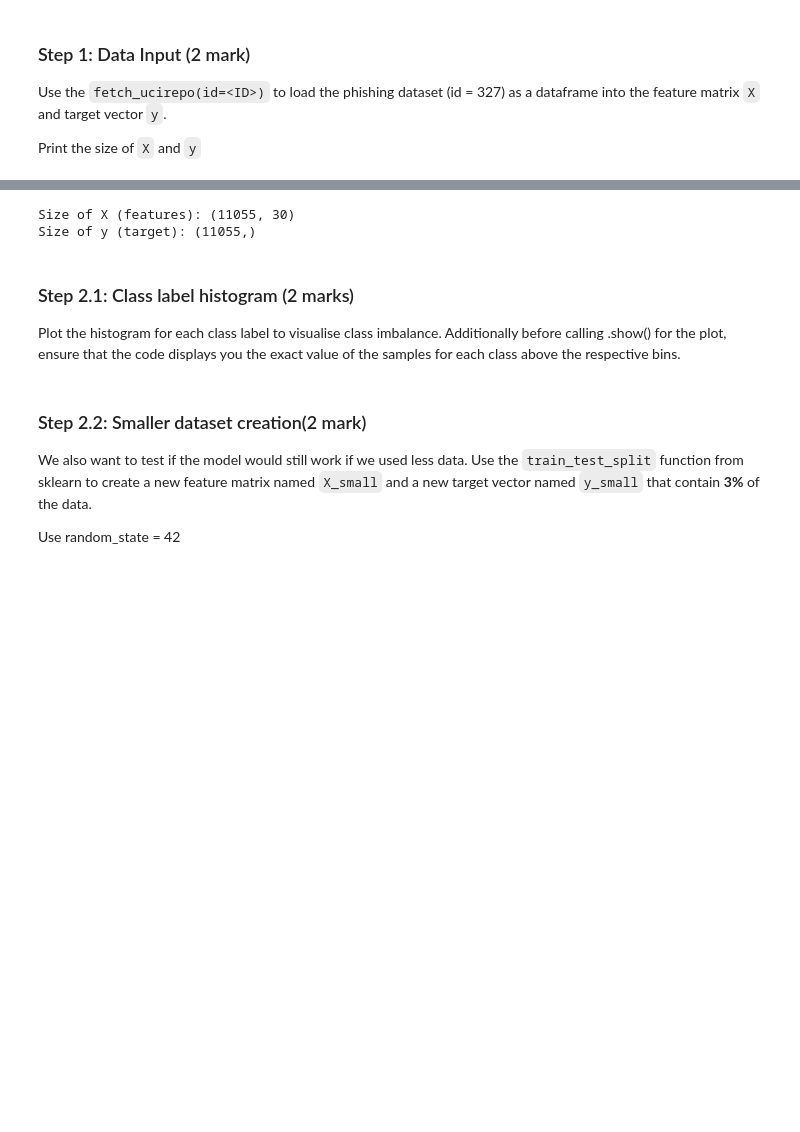
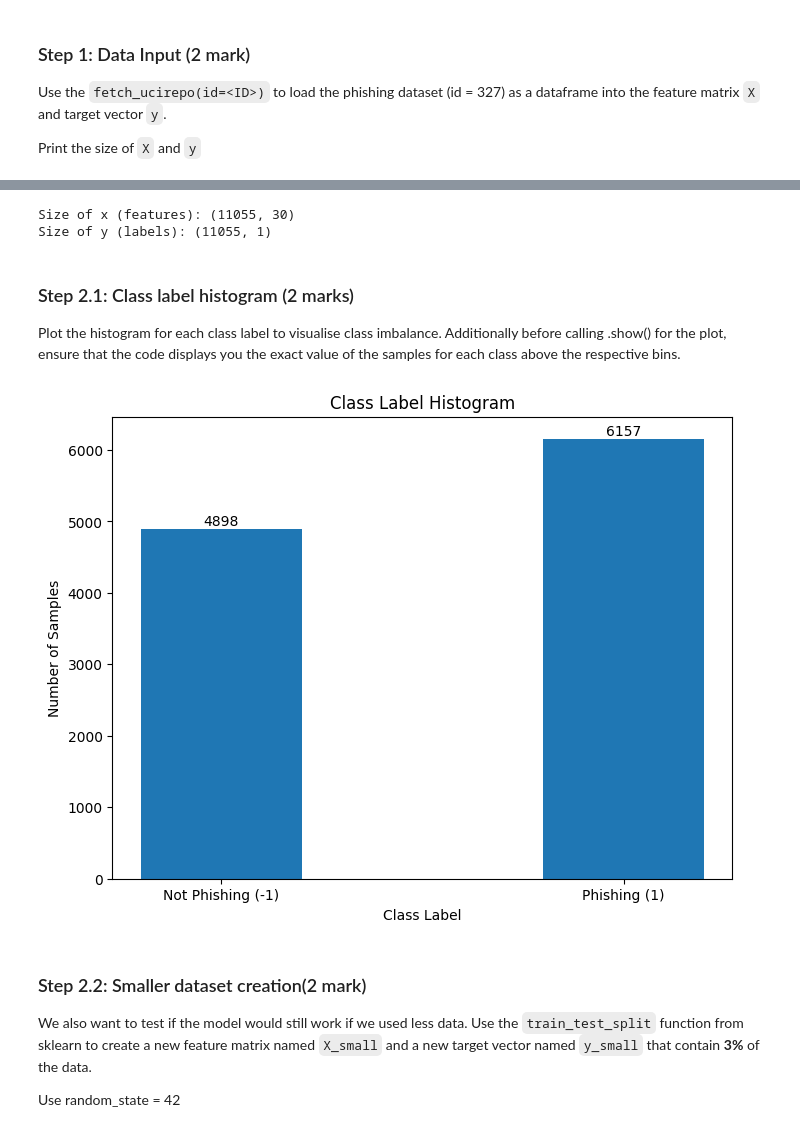
Before and after one commit to chshxiao/engg680_2024_fall, a Jupyter notebook: Lab_Assignment3/Assignment3.ipynb, the cells around one changed output, grey strips where cells are left out. Drawn from its saved outputs; the diff is of its cells as text; code cells hidden in the pictures; blank space fills up the shorter version.

```diff
--- a/Lab_Assignment3/Assignment3.ipynb
+++ b/Lab_Assignment3/Assignment3.ipynb
@@ -473,25 +469,17 @@ from ucimlrepo import fetch_ucirepo
 phishing_websites = fetch_ucirepo(id=327)
 
 # TO DO: data (as pandas dataframes) (1 mark)
-# Access feature_names directly as an attribute
-data = phishing_websites.data.features
-feature_names = phishing_websites.feature_names
-
-# Create the DataFrame
-df = pd.DataFrame(data, columns=feature_names)
-X = df  # Feature matrix
-
-
-# Assuming the target is a single column DataFrame or Series, access it by index
-y = pd.Series(phishing_websites.data.targets.iloc[:, 0], name="target") # Accessing the first (and likely only) column
+x = phishing_websites.data.features
+y = phishing_websites.data.targets
 
 
 # TO DO: display sizes of X and y (1 mark)
-print("Size of X (features):", X.shape)
-print("Size of y (target):", y.shape)
+# Display sizes of X and y
+print("Size of x (features):", x.shape)
+print("Size of y (labels):", y.shape)
 # %% [output]
-Size of X (features): (11055, 30)
-Size of y (target): (11055,)
+Size of x (features): (11055, 30)
+Size of y (labels): (11055, 1)
 # %% [markdown]
 ### Step 2.1: Class label histogram (2 marks)
 
@@ -506,3 +487,22 @@ plt.show()
+# %%
+# TO DO: Check the class distribution of y (2 mark)
+unique, counts = np.unique(y, return_counts=True)
+class_counts = dict(zip(unique, counts))
+plt.figure(figsize=(8, 6))
+bars = plt.bar(class_counts.keys(), class_counts.values(), tick_label=["Not Phishing (-1)", "Phishing (1)"])
+for bar in bars:
+    yval = bar.get_height()
+    plt.text(bar.get_x() + bar.get_width()/2, yval, int(yval), ha='center', va='bottom')
+
+
+
+# Display exact values for each bin in the histogram
+plt.title("Class Label Histogram")
+plt.xlabel("Class Label")
+plt.ylabel("Number of Samples")
+plt.show()
+# %% [output]
+[figure, added]
 # %% [markdown]
 ### Step 2.2: Smaller dataset creation(2 mark)
 
```
Also changed, not shown: parts of 10 cells of this notebook.
